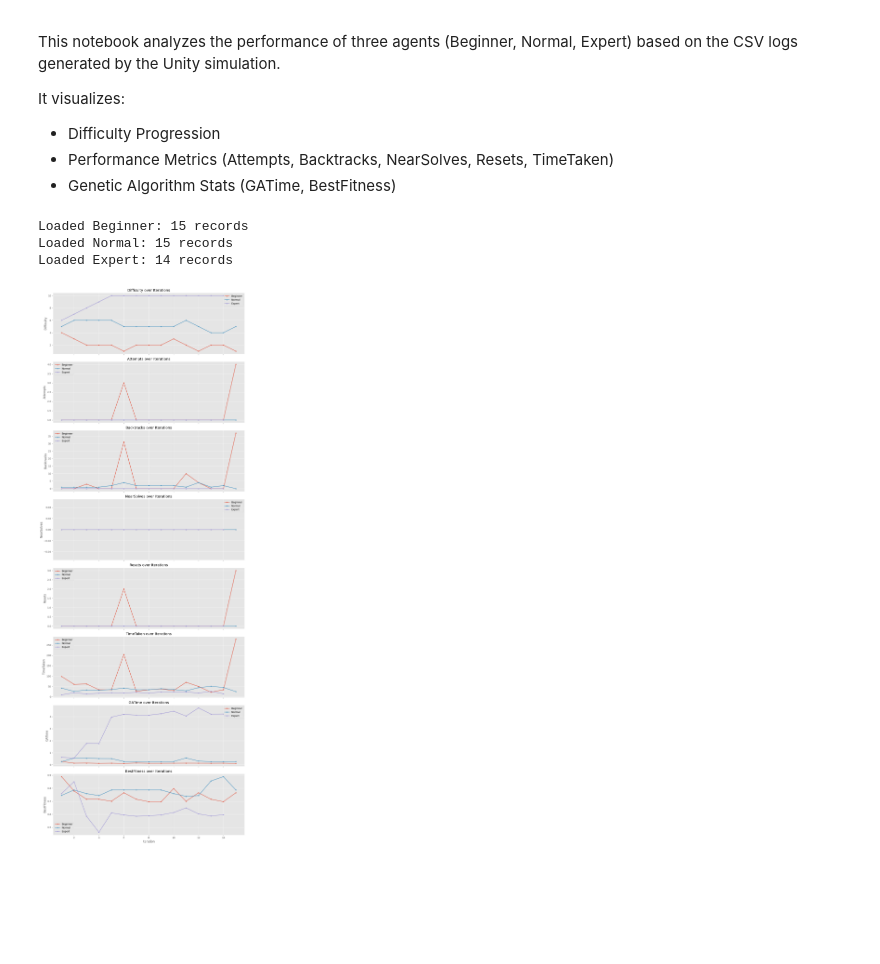
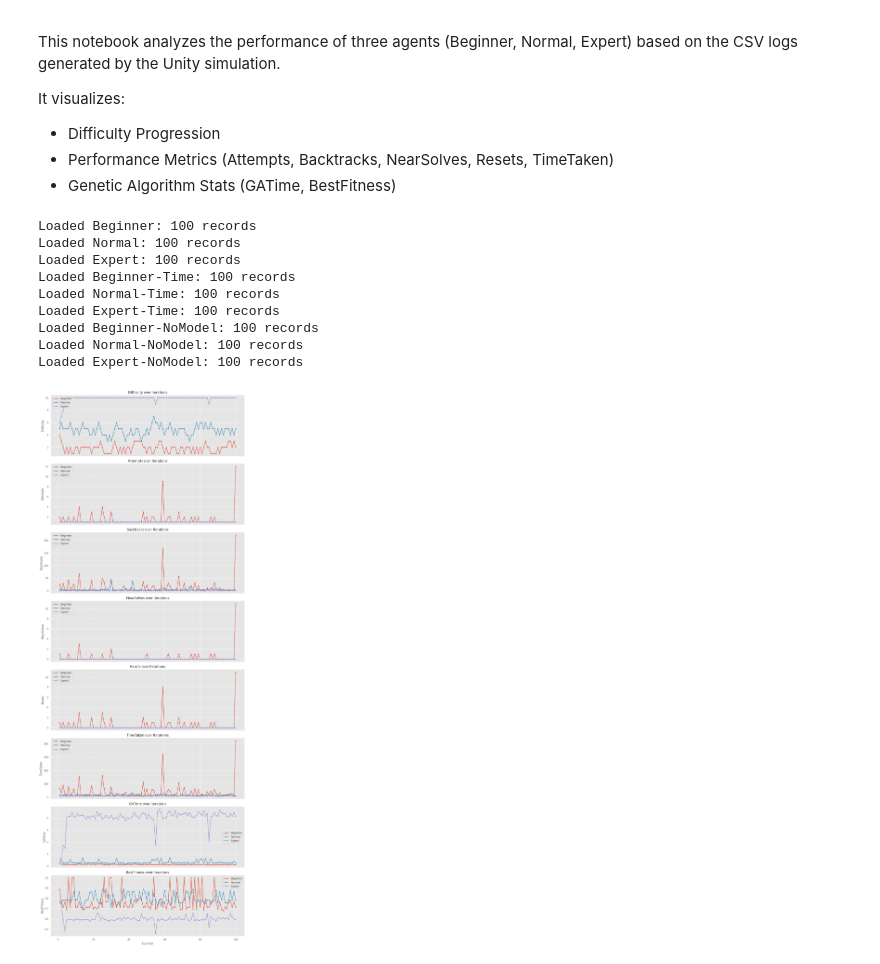
Before and after one commit to senba1000m3/MetaheuristicFinal, a Jupyter notebook: Analysis.ipynb, the cells around one changed output. Saved outputs shown, nothing was run; the diff lists cells and outputs as text; code cells hidden in the pictures; blank space fills up the shorter version.

```diff
--- a/Analysis.ipynb
+++ b/Analysis.ipynb
@@ -16,11 +16,17 @@ import os
 plt.style.use('ggplot')
 
 # Define file paths
-base_path = r"e:\MyData\MyGames\Metaheuristic-Final\Assets"
+base_path = r"e:\MyData\MyGames\Metaheuristic-Final\Assets\Datas"
 files = {
     "Beginner": os.path.join(base_path, "map_records_BeginnerAgent.csv"),
     "Normal": os.path.join(base_path, "map_records_NormalAgent.csv"),
-    "Expert": os.path.join(base_path, "map_records_ExpertAgent.csv")
+    "Expert": os.path.join(base_path, "map_records_ExpertAgent.csv"),
+    "Beginner-Time": os.path.join(base_path, "map_records_BeginnerAgent_onlytime.csv"),
+    "Normal-Time": os.path.join(base_path, "map_records_NormalAgent_onlytime.csv"),
+    "Expert-Time": os.path.join(base_path, "map_records_ExpertAgent_onlytime.csv"),
+    "Beginner-NoModel": os.path.join(base_path, "map_records_BeginnerAgent_nomodel.csv"),
+    "Normal-NoModel": os.path.join(base_path, "map_records_NormalAgent_nomodel.csv"),
+    "Expert-NoModel": os.path.join(base_path, "map_records_ExpertAgent_nomodel.csv")
 }
 
 def load_agent_data(filepath):
@@ -39,45 +45,50 @@ def load_agent_data(filepath):
         return None
 
 data = {}
+df_standard = {}
 for name, path in files.items():
     df = load_agent_data(path)
     if df is not None:
         data[name] = df
+
+        if "Time" not in name and "NoModel" not in name:
+            df_standard[name] = df
+
         print(f"Loaded {name}: {len(df)} records")
 # %% [output]
-Loaded Beginner: 15 records
-Loaded Normal: 15 records
-Loaded Expert: 14 records
+Loaded Beginner: 100 records
+Loaded Normal: 100 records
+Loaded Expert: 100 records
+Loaded Beginner-Time: 100 records
+Loaded Normal-Time: 100 records
+Loaded Expert-Time: 100 records
+Loaded Beginner-NoModel: 100 records
+Loaded Normal-NoModel: 100 records
+Loaded Expert-NoModel: 100 records
 # %%
-def plot_metrics(data_dict):
-    metrics = [
+metrics = [
         'Difficulty', 'Attempts', 'Backtracks', 'NearSolves',
         'Resets', 'TimeTaken', 'GATime', 'BestFitness'
     ]
 
-    fig, axes = plt.subplots(len(metrics), 1, figsize=(12, 4 * len(metrics)), sharex=True)
+fig, axes = plt.subplots(len(metrics), 1, figsize=(12, 4 * len(metrics)), sharex=True)
 
-    if len(metrics) == 1:
-        axes = [axes]
+if len(metrics) == 1:
+    axes = [axes]
 
-    for i, metric in enumerate(metrics):
-        ax = axes[i]
-        for agent_name, df in data_dict.items():
-            if metric in df.columns:
-                ax.plot(df['Iteration'], df[metric], label=agent_name, marker='o', markersize=3)
+for i, metric in enumerate(metrics):
+    ax = axes[i]
+    for agent_name, df in df_standard.items():
+        if metric in df.columns:
+            ax.plot(df['Iteration'], df[metric], label=agent_name, marker='o', markersize=3)
 
-        ax.set_ylabel(metric)
-        ax.set_title(f'{metric} over Iterations')
-        ax.legend()
-        ax.grid(True)
+    ax.set_ylabel(metric)
+    ax.set_title(f'{metric} over Iterations')
+    ax.legend()
+    ax.grid(True)
 
-    plt.xlabel('Iteration')
-    plt.tight_layout()
-    plt.show()
-
-if data:
-    plot_metrics(data)
-else:
-    print("No data loaded to plot.")
+plt.xlabel('Iteration')
+plt.tight_layout()
+plt.show()
 # %% [output]
-[figure, old version]
+[figure, new version]
```
Also changed, not shown: parts of 7 cells of this notebook, 46 other files.
